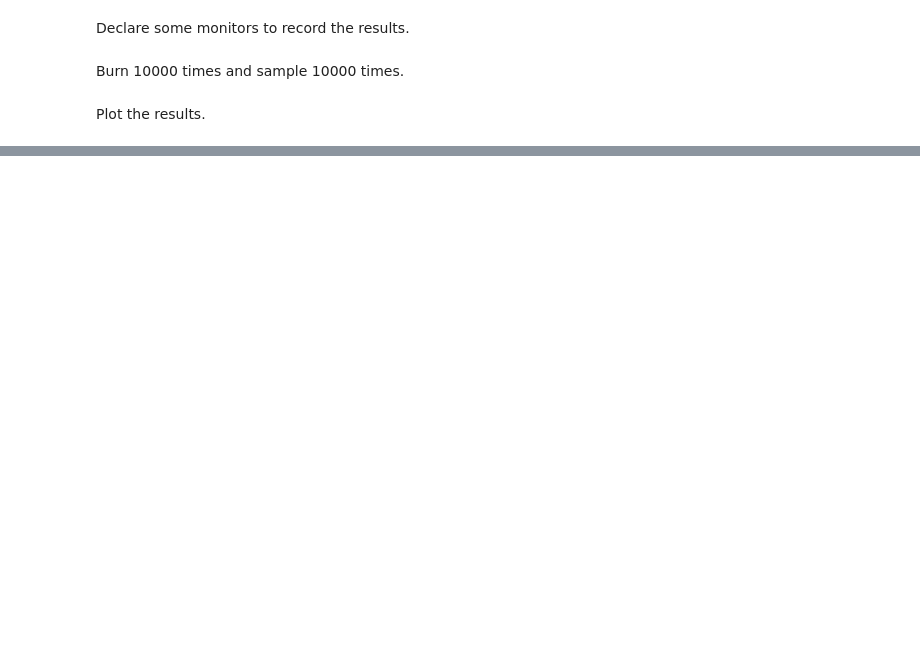
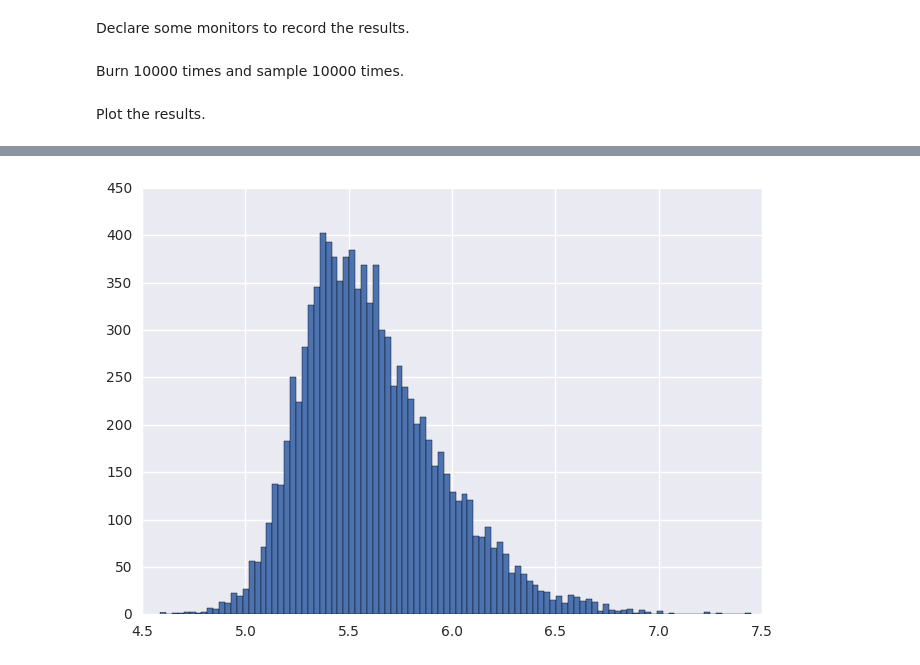
Before and after one commit to astrojhgu/mcupy, a Jupyter notebook: example/bimodal/bimodal.ipynb, the cells around one changed output, grey strips where cells are left out. Saved outputs shown, nothing was run; the diff lists cells and outputs as text; code cells hidden in the pictures; blank space fills up the shorter version.

```diff
--- a/example/bimodal/bimodal.ipynb
+++ b/example/bimodal/bimodal.ipynb
@@ -69,3 +75,5 @@ pylab.hist(results[:,0],bins=100)
 # %%
-pylab.hist(results[:,1],bins=100)
+dummy=pylab.hist(results[:,1],bins=100)
+# %% [output]
+[figure, added]
 # %%
```
Also changed, not shown: parts of 8 cells of this notebook, 14 other files.
